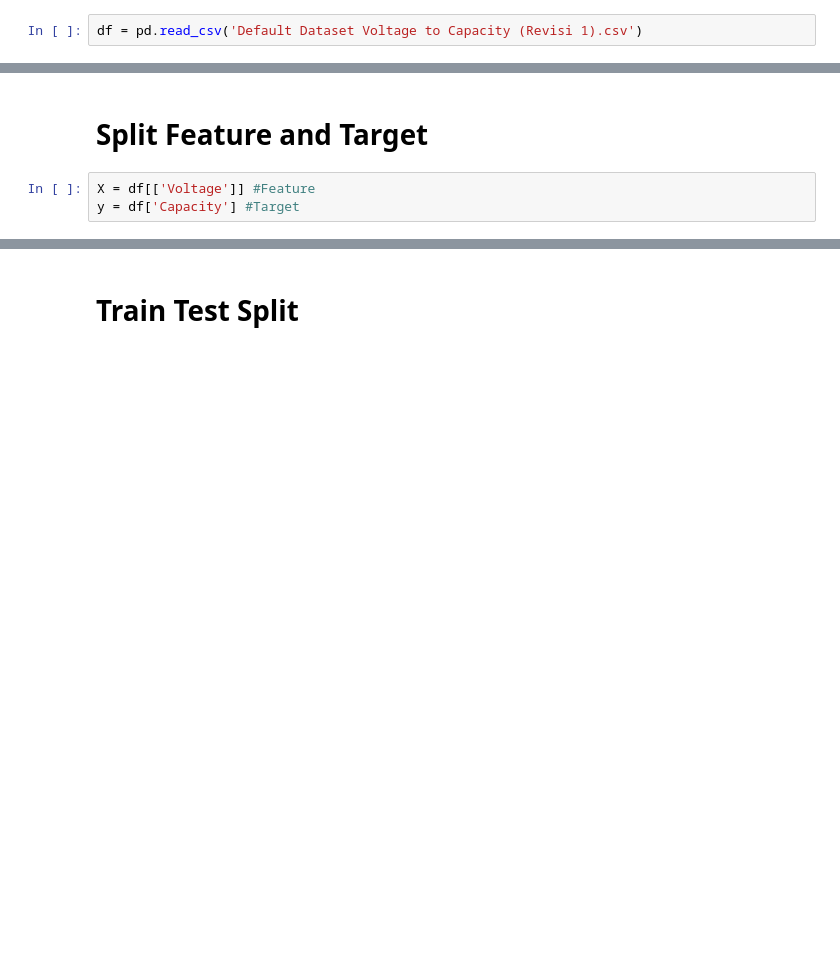
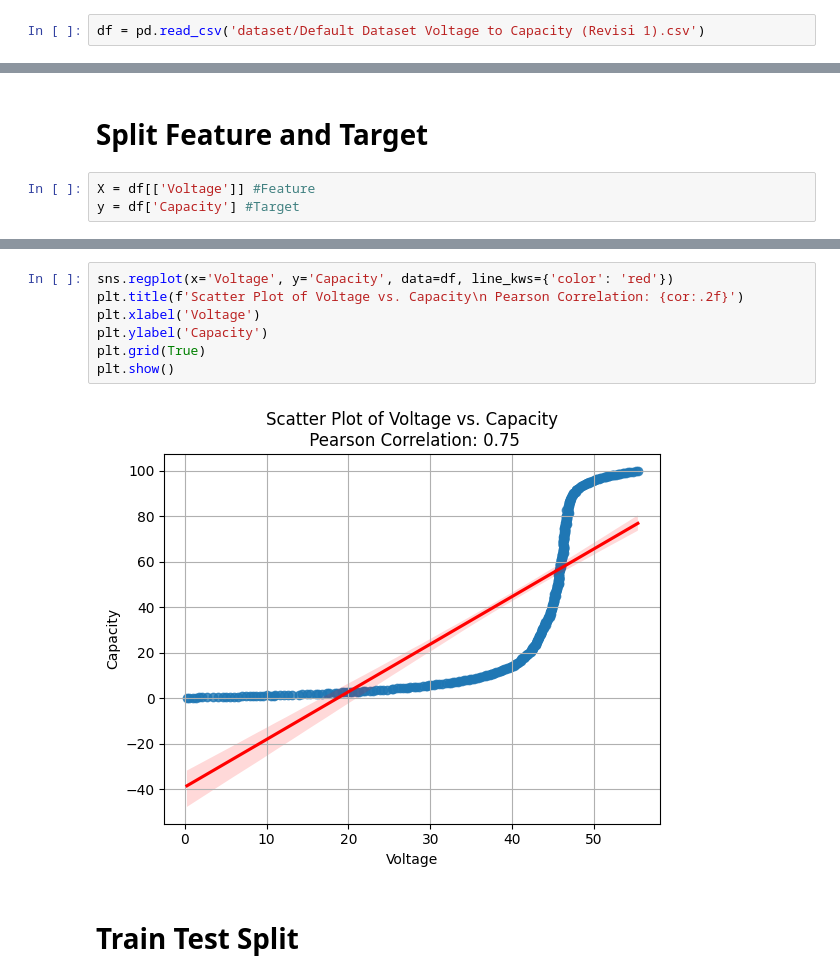
Before and after one commit to alannuarii/Model-Voltage-to-Capacity, a Jupyter notebook: Voltage to Capacity.ipynb, the cells around one changed output, grey strips where cells are left out. Cells and saved outputs as stored; diff of their text form; blank space fills up the shorter version.

```diff
--- a/Voltage to Capacity.ipynb
+++ b/Voltage to Capacity.ipynb
@@ -12,7 +12,7 @@ from scipy.stats import pearsonr
 # %% [markdown]
 # Import Dataset
 # %%
-df = pd.read_csv('Default Dataset Voltage to Capacity (Revisi 1).csv')
+df = pd.read_csv('dataset/Default Dataset Voltage to Capacity (Revisi 1).csv')
 # %%
 df['Voltage'] = df['Voltage'] * 16
 # %% [markdown]
@@ -54,3 +54,12 @@ Correlation between feature and target: 0.7549189446054875
+# %%
+sns.regplot(x='Voltage', y='Capacity', data=df, line_kws={'color': 'red'})
+plt.title(f'Scatter Plot of Voltage vs. Capacity\n Pearson Correlation: {cor:.2f}')
+plt.xlabel('Voltage')
+plt.ylabel('Capacity')
+plt.grid(True)
+plt.show()
+# %% [output]
+[figure, added]
 # %% [markdown]
 # Train Test Split
 # %%
```
Also changed, not shown: parts of 2 cells of this notebook.
